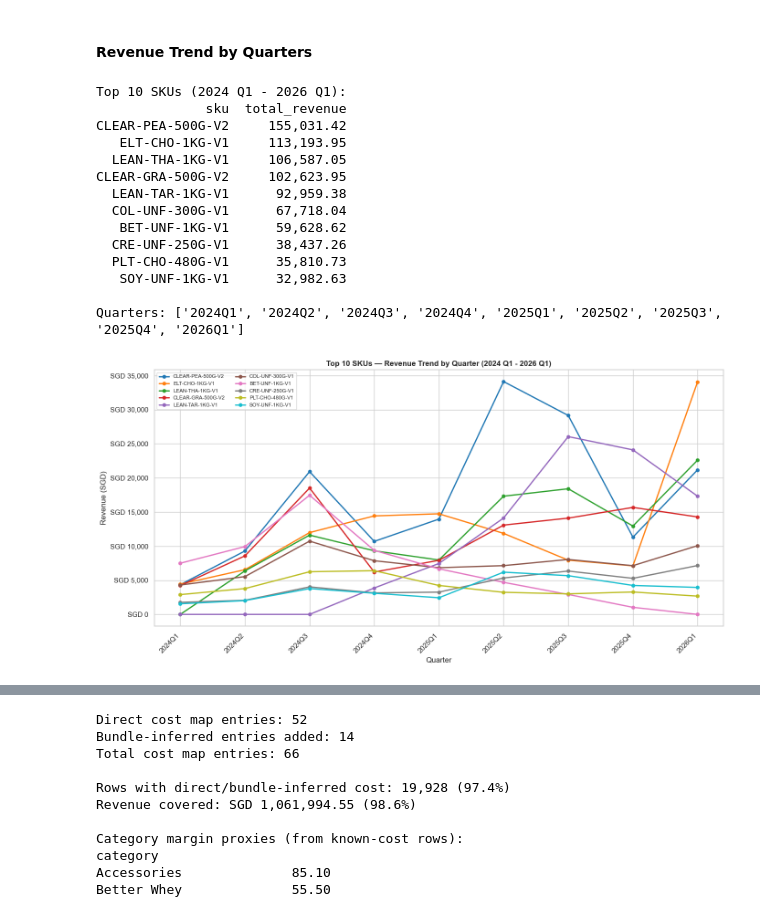
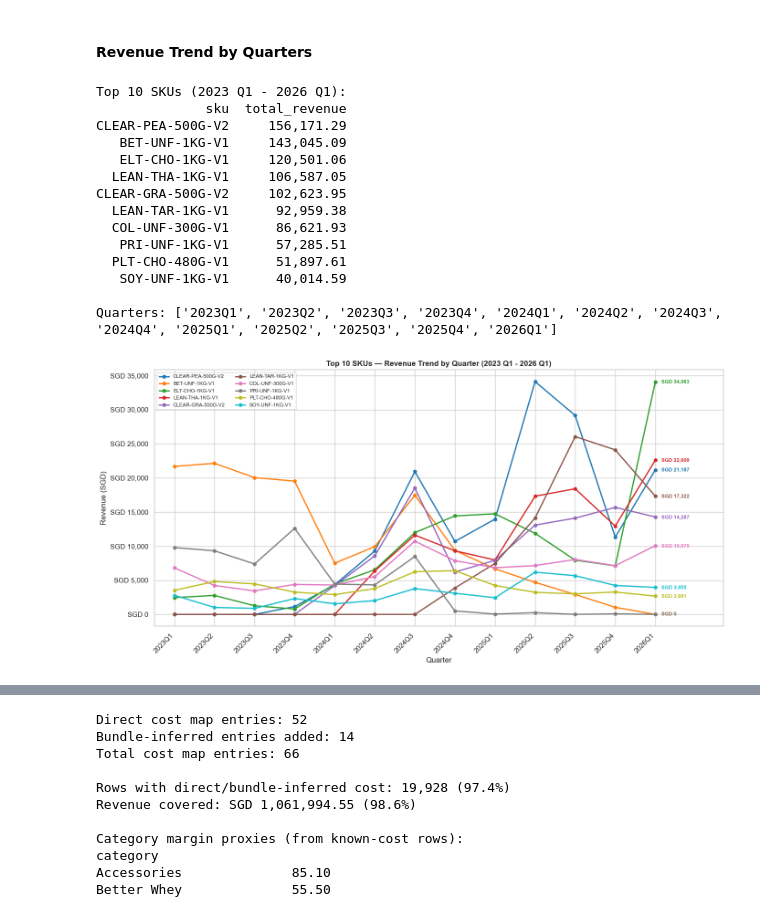
Before and after one commit to alvdoan/Applied-Data-Group-Project, a Jupyter notebook: 04_product_sku_analysis_rm_outlier_v2.ipynb, the cells around one changed output, grey strips where cells are left out. Saved outputs shown, nothing was run; the diff lists cells and outputs as text; code cells hidden in the pictures.

```diff
--- a/04_product_sku_analysis_rm_outlier_v2.ipynb
+++ b/04_product_sku_analysis_rm_outlier_v2.ipynb
@@ -1067,7 +1068,7 @@ Total quarters: 9
 # %%
-# ── Top 10 Categories Margin Trend by Quarter (2024 Q1 - 2026 Q1) ─────────────
+# ── Top 10 Categories Margin Trend by Quarter (2023 Q1 - 2026 Q1) ─────────────
 category_quarter_margin = (
-    so_9q[so_9q['category'].isin(top10_categories_9q)]
+    so_13q[so_13q['category'].isin(top10_categories_13q)]
     .groupby(['category', 'year_quarter'])
     .agg(revenue=('line_revenue', 'sum'), cost=('line_cost_final', 'sum'))
     .reset_index()
@@ -1080,21 +1081,21 @@ category_quarter_margin['margin'] = (
 category_quarter_margin_pivot = category_quarter_margin.pivot(
     index='category', columns='year_quarter', values='margin'
 ).fillna(0)
-category_quarter_margin_pivot = category_quarter_margin_pivot.loc[top10_categories_9q]
+category_quarter_margin_pivot = category_quarter_margin_pivot.loc[top10_categories_13q]
 category_quarter_margin_pivot = category_quarter_margin_pivot[quarters_sorted]
 
-print('Top 10 Categories — Gross Margin % Trend by Quarter (2024 Q1 - 2026 Q1):')
+print('Top 10 Categories — Gross Margin % Trend by Quarter (2023 Q1 - 2026 Q1):')
 display(category_quarter_margin_pivot.style.format('{:.1%}'))
 
 # ── Chart: Multi-line quarterly margin trend for top 10 categories ───────────
-palette = sns.color_palette('tab10', len(top10_categories_9q))
+palette = sns.color_palette('tab10', len(top10_categories_13q))
 fig, ax1 = plt.subplots(figsize=(14, 7))
 
-for i, cat in enumerate(top10_categories_9q):
+for i, cat in enumerate(top10_categories_13q):
     values = category_quarter_margin_pivot.loc[cat]
     ax1.plot(quarters_sorted, values.values, marker='o', linewidth=2, markersize=5, label=cat, color=palette[i])
 
-ax1.set_title('Top 10 Categories — Gross Margin % Trend by Quarter (2024 Q1 - 2026 Q1)',
+ax1.set_title('Top 10 Categories — Gross Margin % Trend by Quarter (2023 Q1 - 2026 Q1)',
               fontsize=12, fontweight='bold')
 ax1.set_xlabel('Quarter')
 ax1.set_ylabel('Gross Margin %')
@@ -1401,23 +1402,23 @@ All values in SGD
 # %% [markdown]
 #### Revenue Trend by Quarters
 # %%
-# ── Top 10 SKUs Revenue Trend by Quarter (2024 Q1 - 2026 Q1, 9 quarters) ──────
-# Recompute top 10 SKUs for this 9-quarter window (full SKUs only)
-sku_total_9q = (
-    so_9q[so_9q['sku'].str.contains('-', na=False)]
+# ── Top 10 SKUs Revenue Trend by Quarter (2023 Q1 - 2026 Q1, 13 quarters) ──────
+# Recompute top 10 SKUs for this 13-quarter window (full SKUs only)
+sku_total_13q = (
+    so_13q[so_13q['sku'].str.contains('-', na=False)]
     .groupby('sku')
     .agg(total_revenue=('line_revenue', 'sum'))
     .reset_index()
     .sort_values('total_revenue', ascending=False)
 )
-top10_skus_9q = sku_total_9q.head(10)['sku'].tolist()
+top10_skus_13q = sku_total_13q.head(10)['sku'].tolist()
 
-print('Top 10 SKUs (2024 Q1 - 2026 Q1):')
-print(sku_total_9q.head(10).to_string(index=False))
+print('Top 10 SKUs (2023 Q1 - 2026 Q1):')
+print(sku_total_13q.head(10).to_string(index=False))
 
 # Quarterly revenue by SKU
 sku_quarter = (
-    so_9q[so_9q['sku'].isin(top10_skus_9q)]
+    so_13q[so_13q['sku'].isin(top10_skus_13q)]
     .groupby(['sku', 'year_quarter'])
     .agg(revenue=('line_revenue', 'sum'))
     .reset_index()
@@ -1425,45 +1426,67 @@ sku_quarter = (
 
 sku_quarter_pivot = sku_quarter.pivot(
     index='sku', columns='year_quarter', values='revenue'
 ).fillna(0)
-sku_quarter_pivot = sku_quarter_pivot.loc[top10_skus_9q]
+sku_quarter_pivot = sku_quarter_pivot.loc[top10_skus_13q]
 sku_quarter_pivot = sku_quarter_pivot[quarters_sorted]
 
 print(f'\nQuarters: {quarters_sorted}')
 
 # ── Chart: Multi-line quarterly trend for top 10 SKUs ────────────────────────
-palette = sns.color_palette('tab10', len(top10_skus_9q))
+palette = sns.color_palette('tab10', len(top10_skus_13q))
 fig, ax1 = plt.subplots(figsize=(14, 7))
 
-for i, sku in enumerate(top10_skus_9q):
+# Define target quarter and find its horizontal index position
+target_quarter = '2026Q1'
+x_idx = quarters_sorted.index(target_quarter)
+
+for i, sku in enumerate(top10_skus_13q):
     values = sku_quarter_pivot.loc[sku]
     ax1.plot(quarters_sorted, values.values, marker='o', linewidth=2, markersize=5, label=sku, color=palette[i])
 
-ax1.set_title('Top 10 SKUs — Revenue Trend by Quarter (2024 Q1 - 2026 Q1)',
+    # 1. Get the revenue value for the target quarter
+    y_val = values[target_quarter]
+
+    # 2. Annotate the value next to the marker
+    ax1.text(
+        x_idx + 0.15,  # Shift text slightly to the right of the point
+        y_val,
+        f'SGD {y_val:,.0f}',
+        fontsize=8,
+        fontweight='bold',
+        color=palette[i],
+        va='center'
+    )
+
+ax1.set_title('Top 10 SKUs — Revenue Trend by Quarter (2023 Q1 - 2026 Q1)',
               fontsize=12, fontweight='bold')
 ax1.set_xlabel('Quarter')
 ax1.set_ylabel('Revenue (SGD)')
 ax1.yaxis.set_major_formatter(mtick.FuncFormatter(lambda x, _: f'SGD {x:,.0f}'))
+
+# 3. Extend the right margin of the x-axis so the labels aren't clipped
+ax1.set_xlim(-0.5, len(quarters_sorted) - 0.5 + 1.2)
+
 plt.xticks(rotation=45, ha='right')
 ax1.legend(fontsize=8, loc='upper left', ncol=2)
 
 plt.tight_layout()
 plt.savefig(OUTPUT_DIR / 'sku_revenue_trend_quarterly.png', dpi=150, bbox_inches='tight')
 plt.show()
 # %% [output]
-Top 10 SKUs (2024 Q1 - 2026 Q1):
+Top 10 SKUs (2023 Q1 - 2026 Q1):
               sku  total_revenue
-CLEAR-PEA-500G-V2     155,031.42
-   ELT-CHO-1KG-V1     113,193.95
+CLEAR-PEA-500G-V2     156,171.29
+   BET-UNF-1KG-V1     143,045.09
+   ELT-CHO-1KG-V1     120,501.06
   LEAN-THA-1KG-V1     106,587.05
 CLEAR-GRA-500G-V2     102,623.95
   LEAN-TAR-1KG-V1      92,959.38
-  COL-UNF-300G-V1      67,718.04
-   BET-UNF-1KG-V1      59,628.62
-  CRE-UNF-250G-V1      38,437.26
-  PLT-CHO-480G-V1      35,810.73
-   SOY-UNF-1KG-V1      32,982.63
+  COL-UNF-300G-V1      86,621.93
+   PRI-UNF-1KG-V1      57,285.51
+  PLT-CHO-480G-V1      51,897.61
+   SOY-UNF-1KG-V1      40,014.59
 
-Quarters: ['2024Q1', '2024Q2', '2024Q3', '2024Q4', '2025Q1', '2025Q2', '2025Q3', '2025Q4', '2026Q1']
+Quarters: ['2023Q1', '2023Q2', '2023Q3', '2023Q4', '2024Q1', '2024Q2', '2024Q3', '2024Q4', '2025Q1', '2025Q2', '2025Q3', '2025Q4', '2026Q1']
-[figure, old version]
+[figure, new version]
 # %%
```
Also changed, not shown: parts of 17 cells of this notebook, 2 other files.
